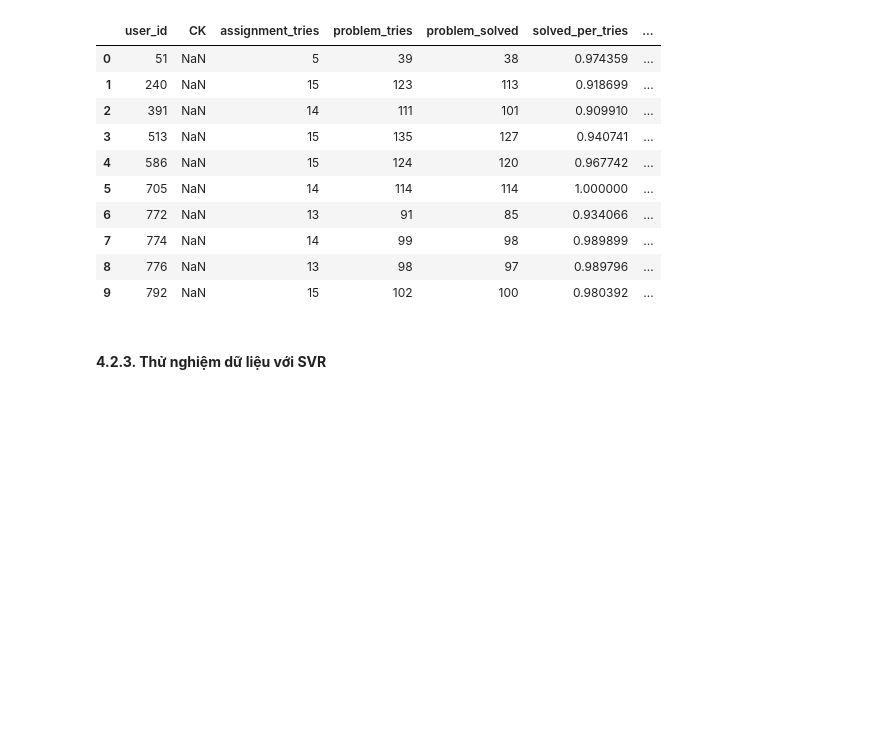
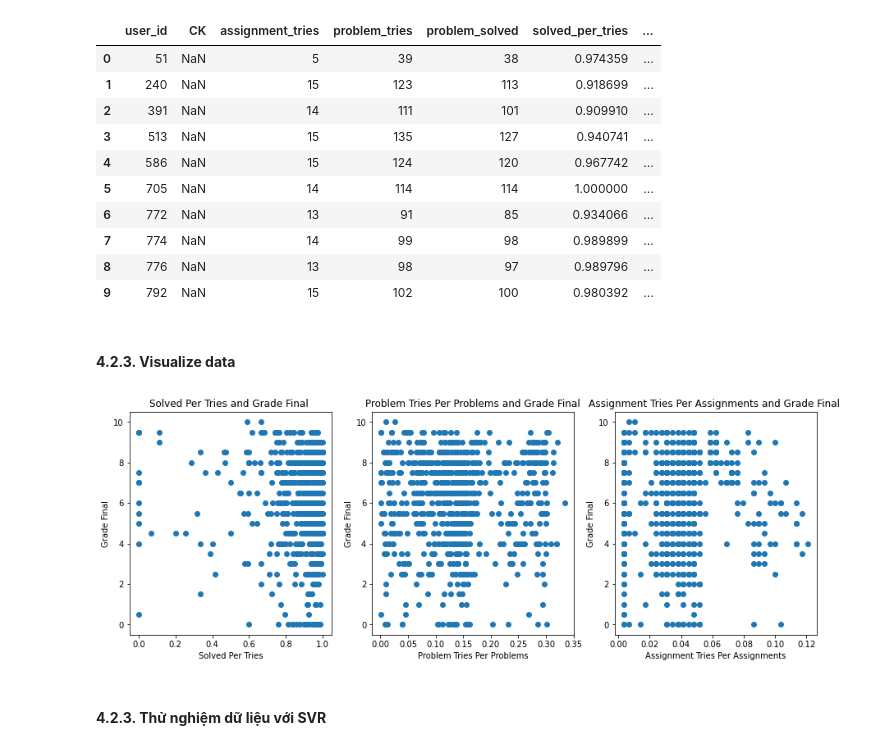
Before and after one commit to caohungphu/CS114.L21, a Jupyter notebook: Colab/Predict_final_exam_score.ipynb, the cells around one changed output. Saved outputs shown, nothing was run; the diff lists cells and outputs as text; code cells hidden in the pictures; blank space fills up the shorter version.

```diff
--- a/Colab/Predict_final_exam_score.ipynb
+++ b/Colab/Predict_final_exam_score.ipynb
@@ -304,6 +304,32 @@ predict_data.head(10)
 | 7 | 774 | NaN | 14 | 99 | 98 | 0.989899 | ... |
 | 8 | 776 | NaN | 13 | 98 | 97 | 0.989796 | ... |
 | 9 | 792 | NaN | 15 | 102 | 100 | 0.980392 | ... |
+# %% [markdown]
+#### **4.2.3. Visualize data**
+# %%
+import matplotlib.pyplot as plt
+fig, (axs1, axs2, axs3, ) = plt.subplots(1,3, figsize = (15,5))
+axs1.scatter(x = training_data['solved_per_tries'], y = training_data['CK'].sort_values())
+
+
+axs1.set_title("Solved Per Tries and Grade Final ")
+axs1.set(xlabel='Solved Per Tries', ylabel='Grade Final')
+
+
+axs2.scatter(x = training_data['problem_tries_per_problems'], y = training_data['CK'].sort_values())
+
+
+axs2.set_title("Problem Tries Per Problems and Grade Final")
+axs2.set(xlabel='Problem Tries Per Problems', ylabel='Grade Final')
+
+axs3.scatter(x = training_data['assignment_tries_per_assignments'], y = training_data['CK'].sort_values())
+
+
+axs3.set_title("Assignment Tries Per Assignments and Grade Final ")
+axs3.set(xlabel='Assignment Tries Per Assignments', ylabel='Grade Final')
+plt.show()
+# %% [output]
+[figure, added]
 # %% [markdown]
 #### **4.2.3. Thử nghiệm dữ liệu với SVR**
 # %%
```
